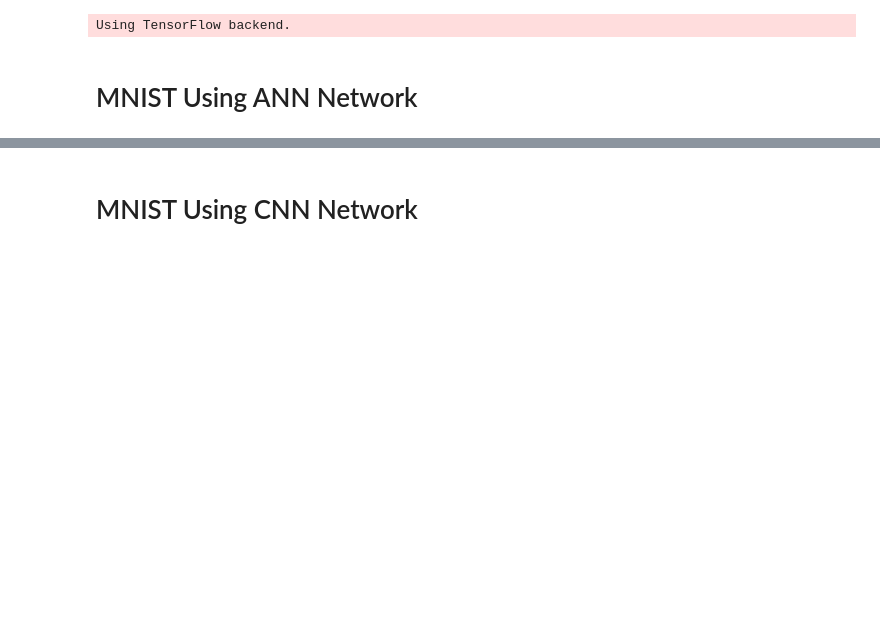
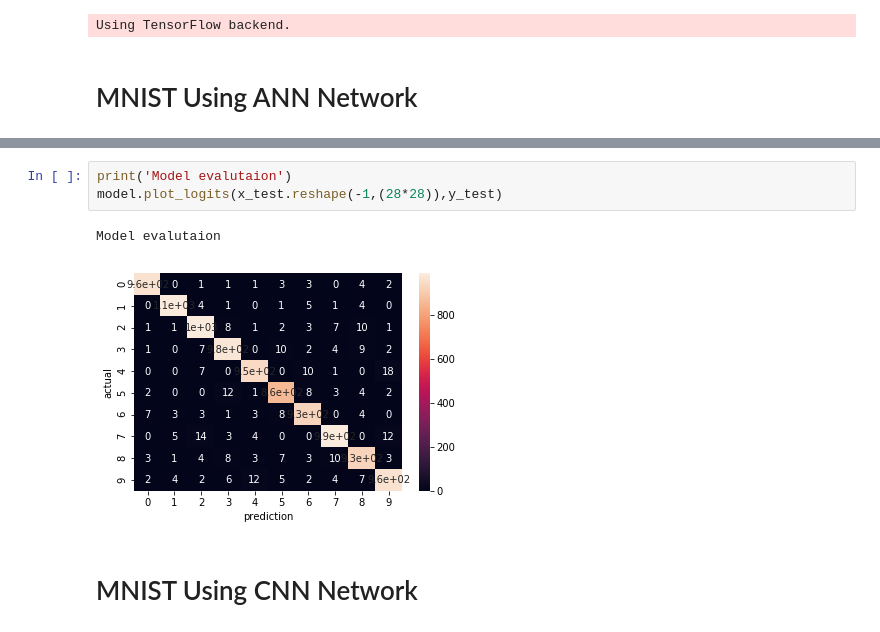
Before and after one commit to moesmatheus/Neural_network, a Jupyter notebook: notebook.ipynb, the cells around one changed output, grey strips where cells are left out. Saved outputs shown, nothing was run; the diff lists cells and outputs as text; blank space fills up the shorter version.

```diff
--- a/notebook.ipynb
+++ b/notebook.ipynb
@@ -75,3 +86,9 @@ Epoch 4/4
+# %%
+print('Model evalutaion')
+model.plot_logits(x_test.reshape(-1,(28*28)),y_test)
+# %% [output]
+Model evalutaion
+[figure, added]
 # %% [markdown]
 # MNIST Using CNN Network
 # %%
```
Also changed, not shown: parts of 36 cells of this notebook, 1 other file.
